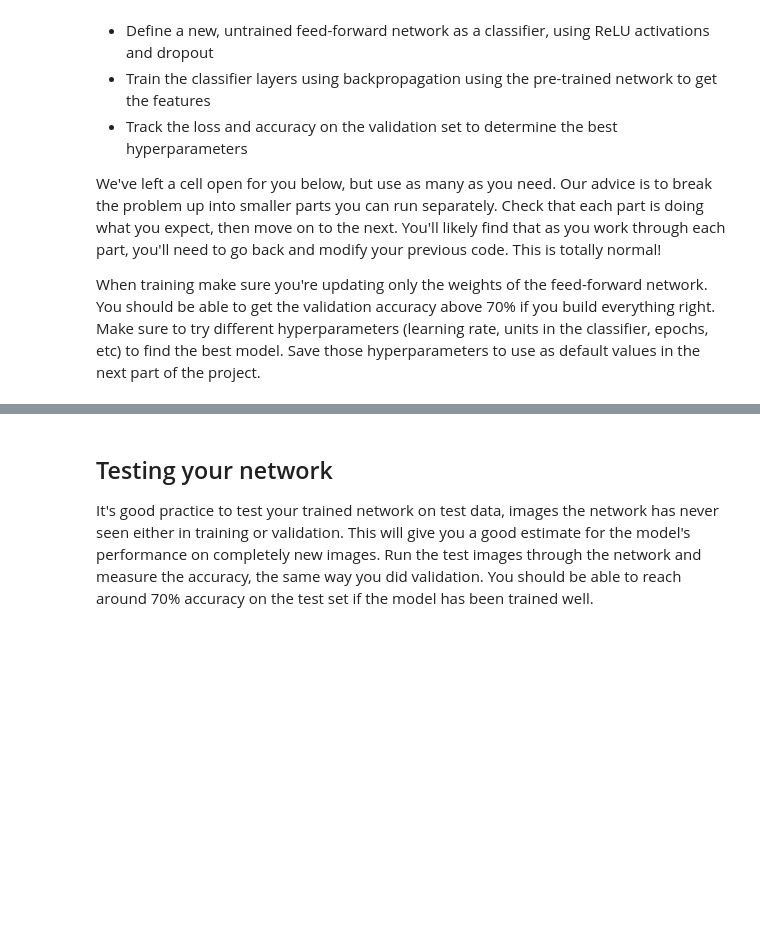
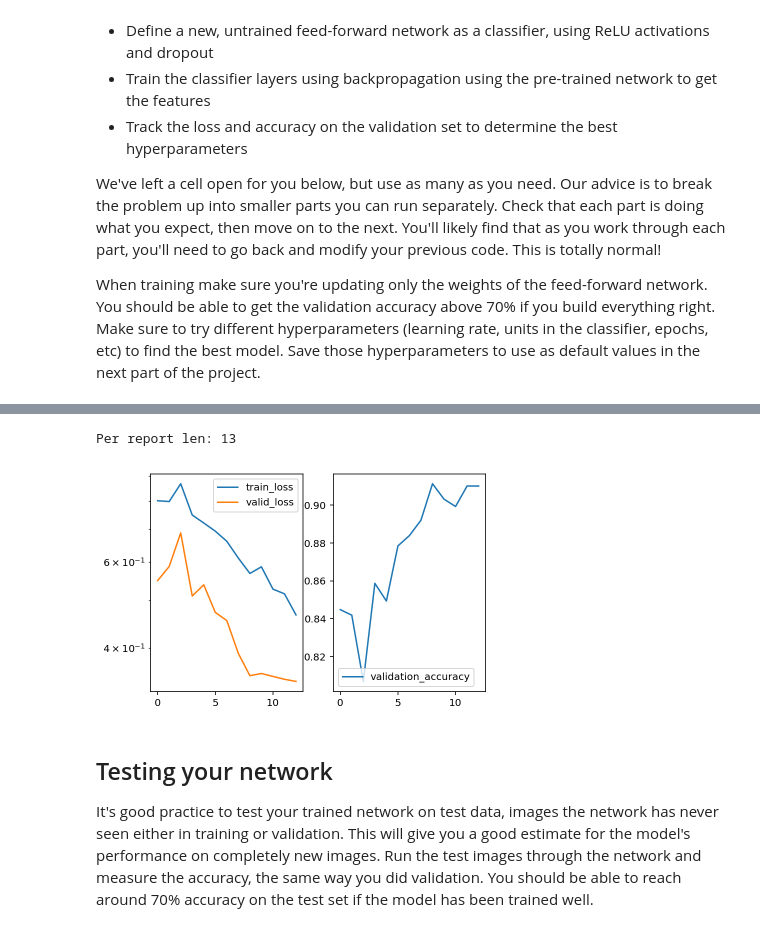
Before and after one commit to kotliarov/image_classifier, a Jupyter notebook: Image Classifier Project.ipynb, the cells around one changed output, grey strips where cells are left out. Drawn from its saved outputs; the diff is of its cells as text; code cells hidden in the pictures; blank space fills up the shorter version.

```diff
--- a/Image Classifier Project.ipynb
+++ b/Image Classifier Project.ipynb
@@ -386,2 +265,0 @@ def train_network(model, device):
-# %%
-performance_report = train_network(model, device)
@@ -427,3 +436,11 @@ torch.optim.lr_scheduler.
+# %%
+checkpoint = get_checkpoint('checkpoint_epoch_20.pth')
+perf_report = checkpoint['perf_report']
+print("Per report len: {}".format(len(perf_report)))
+plot_validation_accuracy(perf_report)
+# %% [output]
+Per report len: 13
+[figure, added]
 # %% [markdown]
 ## Testing your network
 
```
Also changed, not shown: parts of 30 cells of this notebook.
